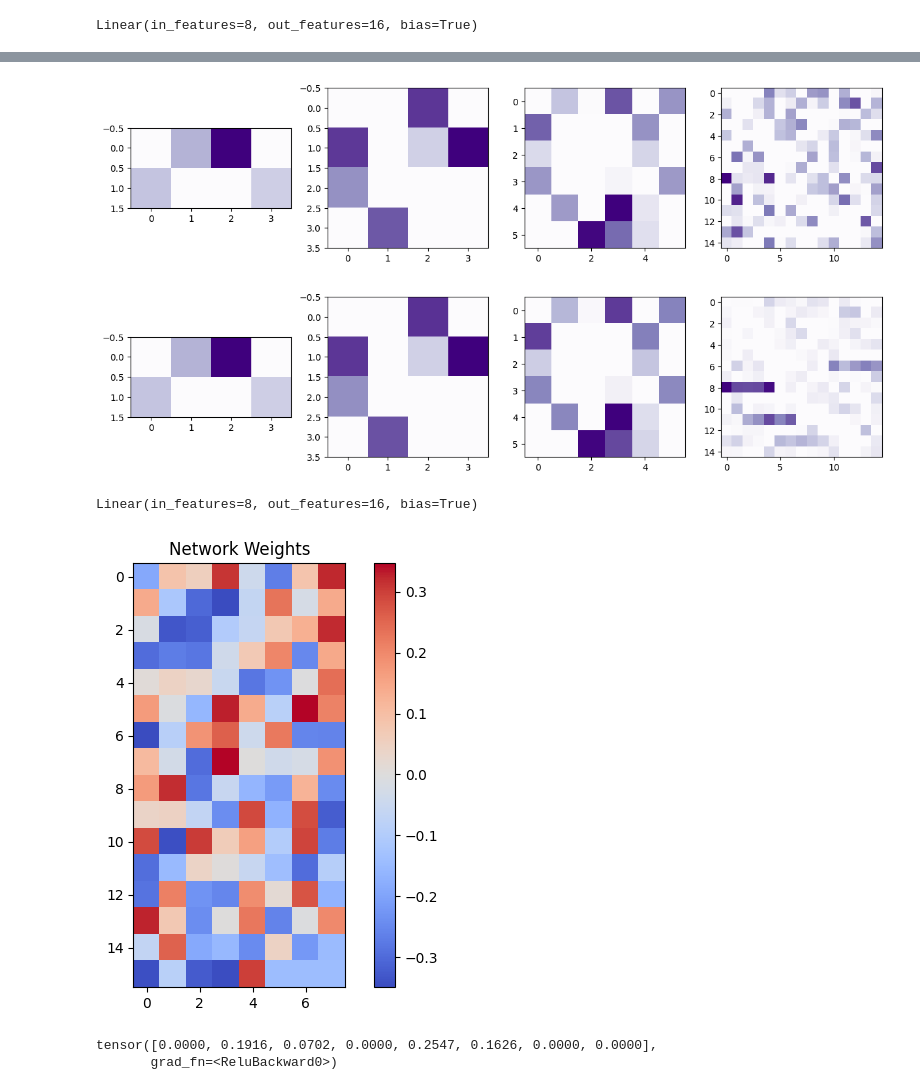
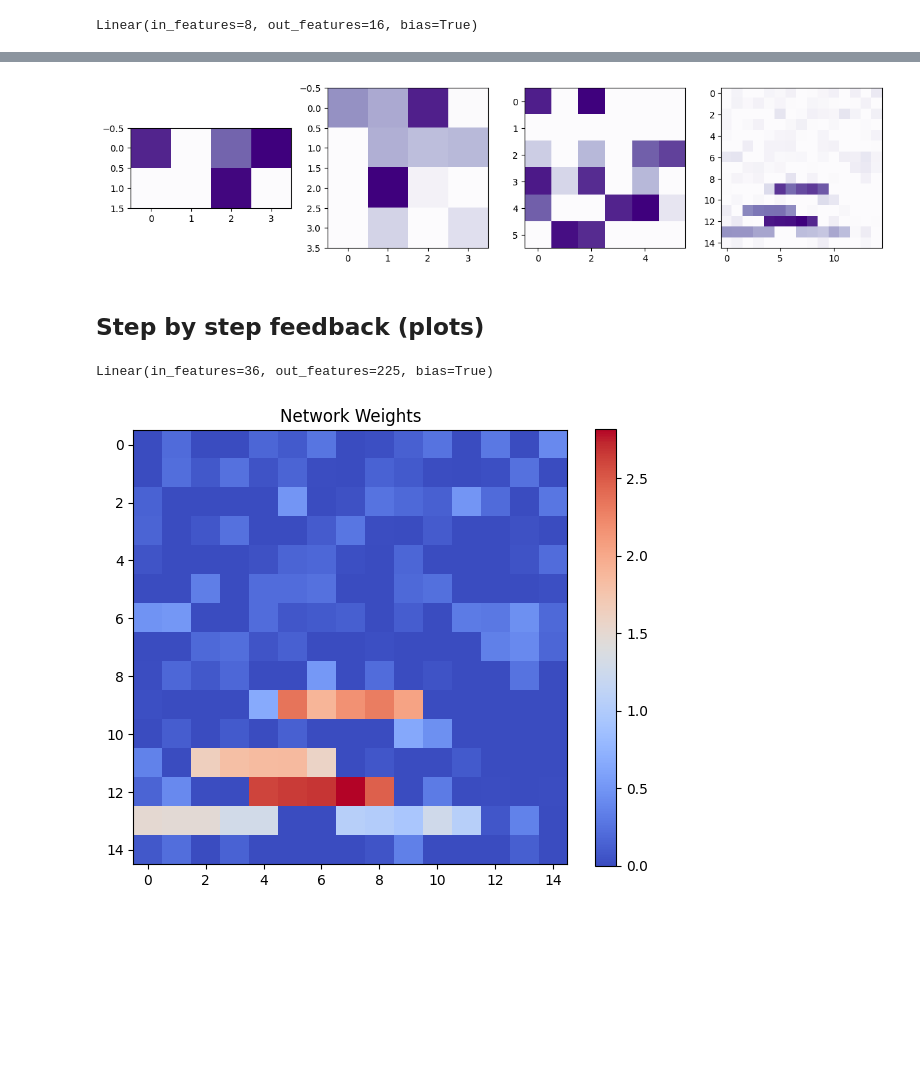
Before and after one commit to mikolasan/ai_sandbox, a Jupyter notebook: arc/hierarchical.ipynb, the cells around one changed output, grey strips where cells are left out. Cells and saved outputs as stored; diff of their text form; code cells hidden in the pictures; blank space fills up the shorter version.

```diff
--- a/arc/hierarchical.ipynb
+++ b/arc/hierarchical.ipynb
@@ -412,9 +420,15 @@ plt.show()
 # %%
 model.eta = 0.5
 model.tau = 0.4
-model.oja_update_back(a, per_layer_data)
+
+for i in range(K):
+    x = input_saccades[i]
+    y = model(x)
+    z = model.forward_back(y)
+    model.oja_update_back(z, y)
+    zz = model.forward_back(y)
 # %%
-aa = model.forward_back(per_layer_data)
+aa = model.forward_back(y)
 
 fig, axs = plt.subplots(1, 4, figsize=(12, 4))
 axs[0].imshow(aa[0].view(2,-1).detach().numpy(), cmap=cm.Purples)
@@ -425,4 +439,4 @@ axs[3].imshow(aa[3].view(15,15).detach().numpy(), cmap=cm.Purples)
 plt.tight_layout()
 plt.show()
 # %% [output]
-[figure, old version]
+[figure, new version]
@@ -437,13 +443,4 @@ zz = model.forward_back(y)
-# %%
-fig, axs = plt.subplots(1, 4, figsize=(12, 4))
-axs[0].imshow(zz[0].view(2,-1).detach().numpy(), cmap=cm.Purples)
-axs[1].imshow(zz[1].view(4,4).detach().numpy(), cmap=cm.Purples)
-axs[2].imshow(zz[2].view(6,6).detach().numpy(), cmap=cm.Purples)
-axs[3].imshow(zz[3].view(15,15).detach().numpy(), cmap=cm.Purples)
-
-plt.tight_layout()
-plt.show()
-# %% [output]
-[figure, removed]
+# %% [markdown]
+## Step by step feedback (plots)
 # %%
 tau = 0.4
@@ -451,5 +448,5 @@ eta = 10
 # %%
-layer = model.inverse_layers[0]
+layer = model.inverse_layers[2]
 layer
 # %% [output]
-Linear(in_features=8, out_features=16, bias=True)
+Linear(in_features=36, out_features=225, bias=True)
@@ -456,16 +455,11 @@ Linear(in_features=8, out_features=16, bias=True)
 # %%
-weight = layer.weight.data
+x = aa[3]
+x
 plt.figure(figsize=(6, 5))
-w_mat = plt.imshow(weight, cmap=cm.coolwarm)
-plt.colorbar(w_mat)
+x_mat = plt.imshow(x.view(15,15).detach().numpy(), cmap=cm.coolwarm)
+plt.colorbar(x_mat)
 plt.title("Network Weights")
 plt.tight_layout()
 plt.show()
 # %% [output]
-[figure, old version]
+[figure, new version]
-# %%
-x = a[0]
-x
-# %% [output]
-tensor([0.0000, 0.1916, 0.0702, 0.0000, 0.2547, 0.1626, 0.0000, 0.0000],
-       grad_fn=<ReluBackward0>)
```
Also changed, not shown: parts of 25 cells of this notebook, 4 other files.
